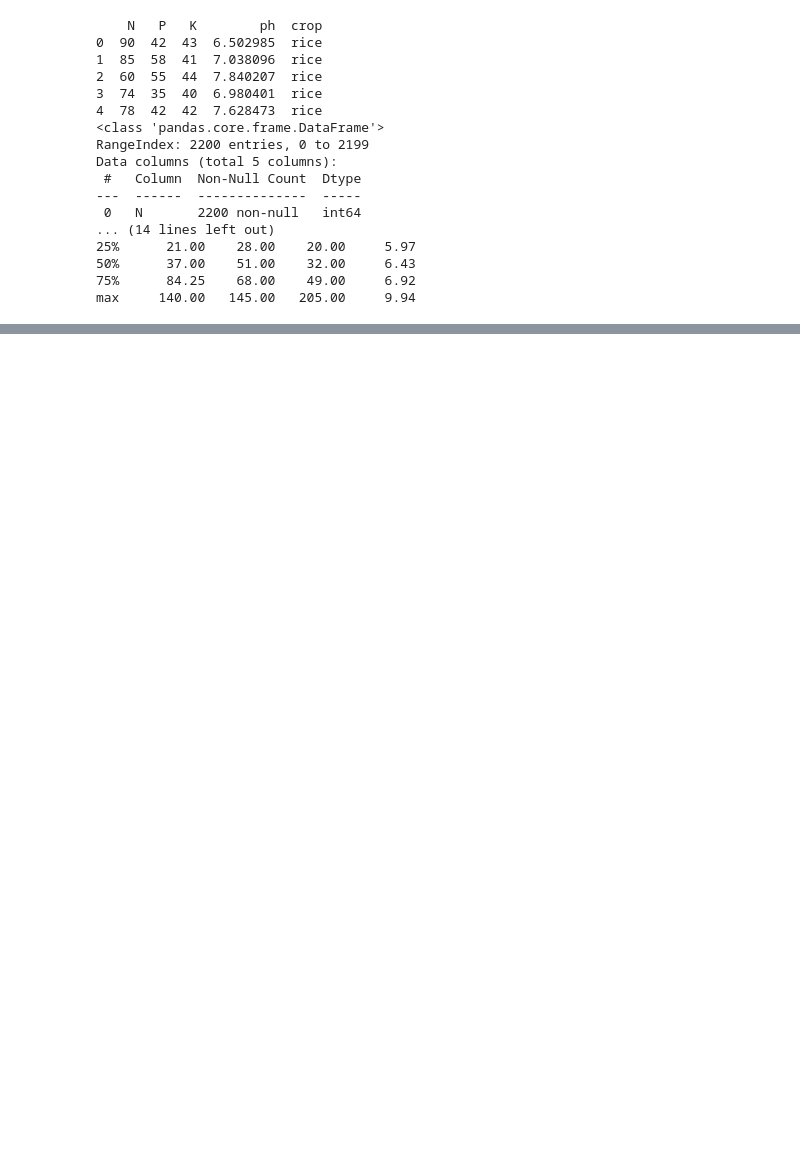
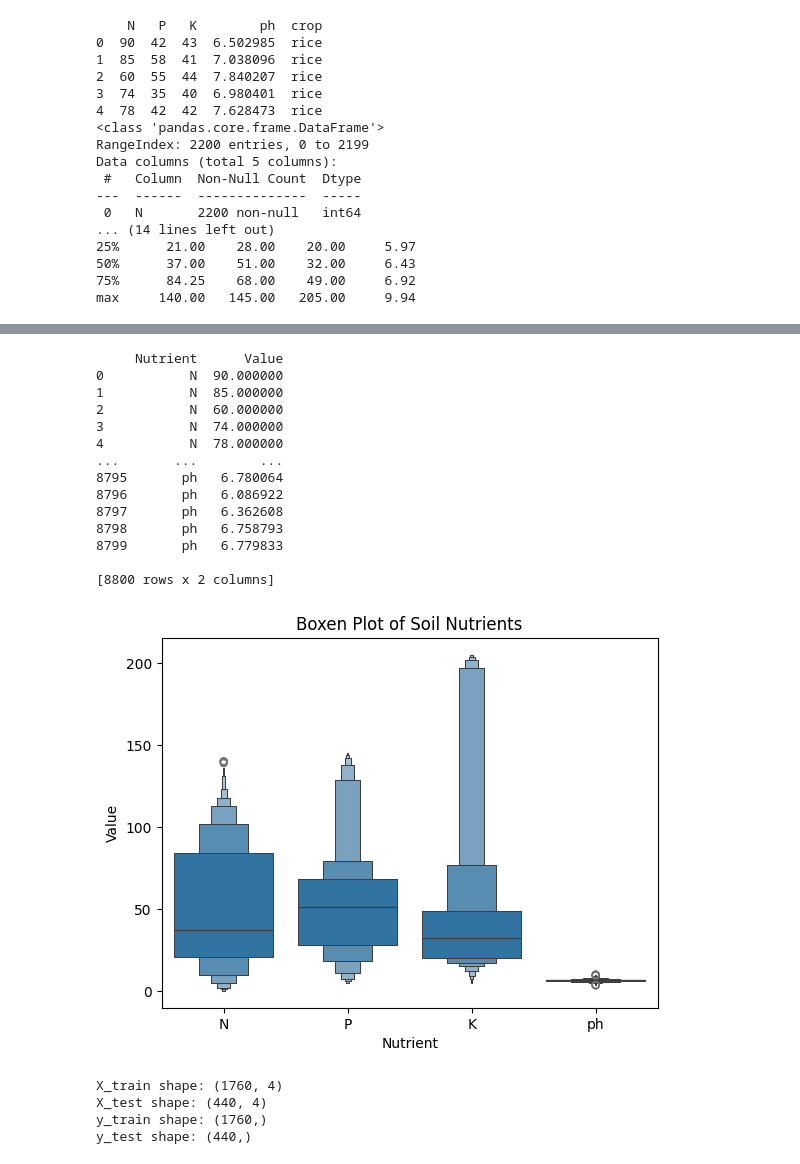
Before and after one commit to Farah-Tarek-Mahmoud/Agriculture_Soil_Measures_Prediction, a Jupyter notebook: Predictive Modeling for Agriculture.ipynb, the cells around one changed output, grey strips where cells are left out. Saved outputs shown, nothing was run; the diff lists cells and outputs as text; code cells hidden in the pictures; blank space fills up the shorter version.

```diff
--- a/Predictive Modeling for Agriculture.ipynb
+++ b/Predictive Modeling for Agriculture.ipynb
@@ -48,0 +59,56 @@ dtype: int64
+# %%
+ # Assuming soil_df is your DataFrame and it has columns 'N', 'P', 'K', and 'ph'
+# Melt the DataFrame to long-form or tidy-form
+Nutrients_melted = soil_df.melt(value_vars=['N', 'P', 'K', 'ph'], var_name='Nutrient', value_name='Value')
+print(Nutrients_melted)
+
+# Create a boxen plot
+sns.boxenplot(x='Nutrient', y='Value', data=Nutrients_melted)
+
+# Add title and labels
+plt.title('Boxen Plot of Soil Nutrients')
+plt.xlabel('Nutrient')
+plt.ylabel('Value')
+
+# Show the plot
+plt.show()
+# %% [output]
+     Nutrient      Value
+0           N  90.000000
+1           N  85.000000
+2           N  60.000000
+3           N  74.000000
+4           N  78.000000
+...       ...        ...
+8795       ph   6.780064
+8796       ph   6.086922
+8797       ph   6.362608
+8798       ph   6.758793
+8799       ph   6.779833
+
+[8800 rows x 2 columns]
+[figure, added]
+# %%
+# import the label incoder
+from sklearn.preprocessing import LabelEncoder
+
+# Split the data into label and features
+X = soil_df.drop('crop', axis=1)
+y = soil_df['crop']
+le = LabelEncoder()
+
+y = le.fit_transform(y)
+
+# Split the data into training and testing sets
+X_train, X_test, y_train, y_test = train_test_split(X, y, test_size=0.2, stratify=y, random_state=42)
+
+# Print the shapes of the resulting datasets
+print("X_train shape:", X_train.shape)
+print("X_test shape:", X_test.shape)
+print("y_train shape:", y_train.shape)
+print("y_test shape:", y_test.shape)
+# %% [output]
+X_train shape: (1760, 4)
+X_test shape: (440, 4)
+y_train shape: (1760,)
+y_test shape: (440,)
```
Also changed, not shown: parts of 8 cells of this notebook.
